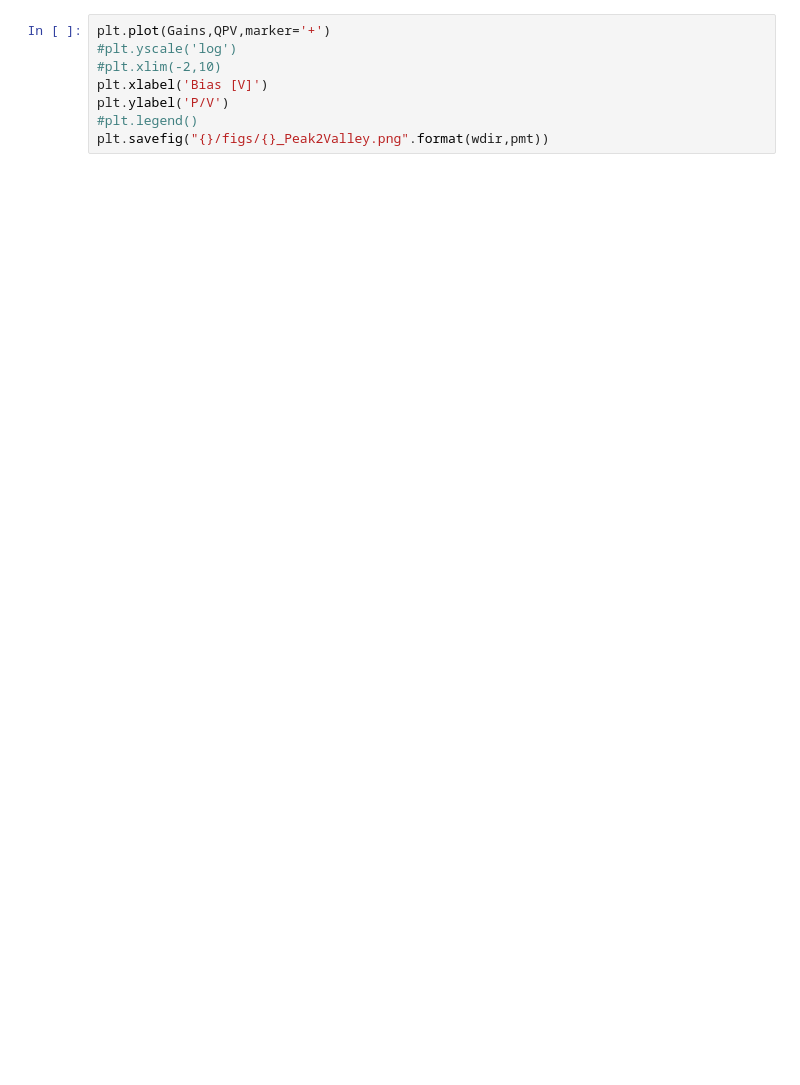
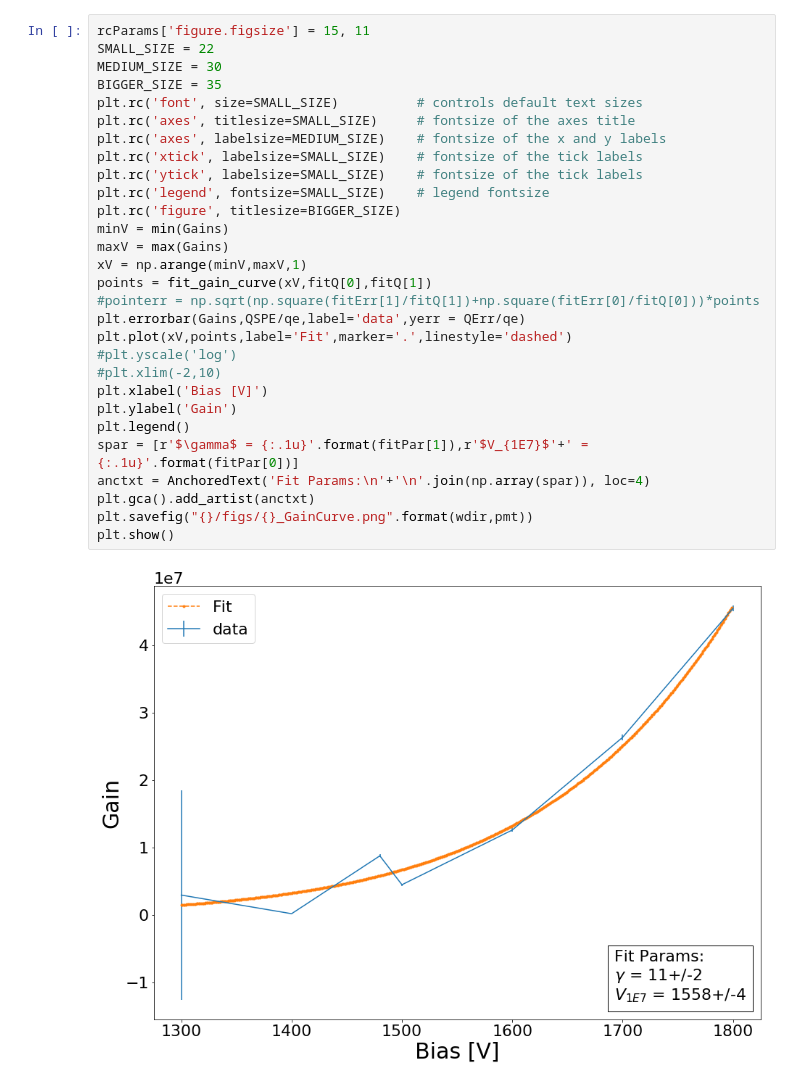
Before and after one commit to PenningLab/DDC10Ana, a Jupyter notebook: ReplacementGain.ipynb, the cells around one changed output. Saved outputs shown, nothing was run; the diff lists cells and outputs as text; blank space fills up the shorter version.

```diff
--- a/ReplacementGain.ipynb
+++ b/ReplacementGain.ipynb
@@ -120,8 +163,31 @@ plt.savefig("{}/figs/{}_GainCurve.png".format(wdir,pmt))
-# %%
-plt.plot(Gains,QPV,marker='+')
-#plt.yscale('log')
-#plt.xlim(-2,10)
-plt.xlabel('Bias [V]')
-plt.ylabel('P/V')
-#plt.legend()
-plt.savefig("{}/figs/{}_Peak2Valley.png".format(wdir,pmt))
+# %%
+rcParams['figure.figsize'] = 15, 11
+SMALL_SIZE = 22
+MEDIUM_SIZE = 30
+BIGGER_SIZE = 35
+plt.rc('font', size=SMALL_SIZE)          # controls default text sizes
+plt.rc('axes', titlesize=SMALL_SIZE)     # fontsize of the axes title
+plt.rc('axes', labelsize=MEDIUM_SIZE)    # fontsize of the x and y labels
+plt.rc('xtick', labelsize=SMALL_SIZE)    # fontsize of the tick labels
+plt.rc('ytick', labelsize=SMALL_SIZE)    # fontsize of the tick labels
+plt.rc('legend', fontsize=SMALL_SIZE)    # legend fontsize
+plt.rc('figure', titlesize=BIGGER_SIZE)
+minV = min(Gains)
+maxV = max(Gains)
+xV = np.arange(minV,maxV,1)
+points = fit_gain_curve(xV,fitQ[0],fitQ[1])
+#pointerr = np.sqrt(np.square(fitErr[1]/fitQ[1])+np.square(fitErr[0]/fitQ[0]))*points
+plt.errorbar(Gains,QSPE/qe,label='data',yerr = QErr/qe)
+plt.plot(xV,points,label='Fit',marker='.',linestyle='dashed')
+#plt.yscale('log')
+#plt.xlim(-2,10)
+plt.xlabel('Bias [V]')
+plt.ylabel('Gain')
+plt.legend()
+spar = [r'$\gamma$ = {:.1u}'.format(fitPar[1]),r'$V_{1E7}$'+' = {:.1u}'.format(fitPar[0])]
+anctxt = AnchoredText('Fit Params:\n'+'\n'.join(np.array(spar)), loc=4)
+plt.gca().add_artist(anctxt)
+plt.savefig("{}/figs/{}_GainCurve.png".format(wdir,pmt))
+plt.show()
+# %% [output]
+[figure, added]
```
Also changed, not shown: parts of 8 cells of this notebook, 3 other files.
